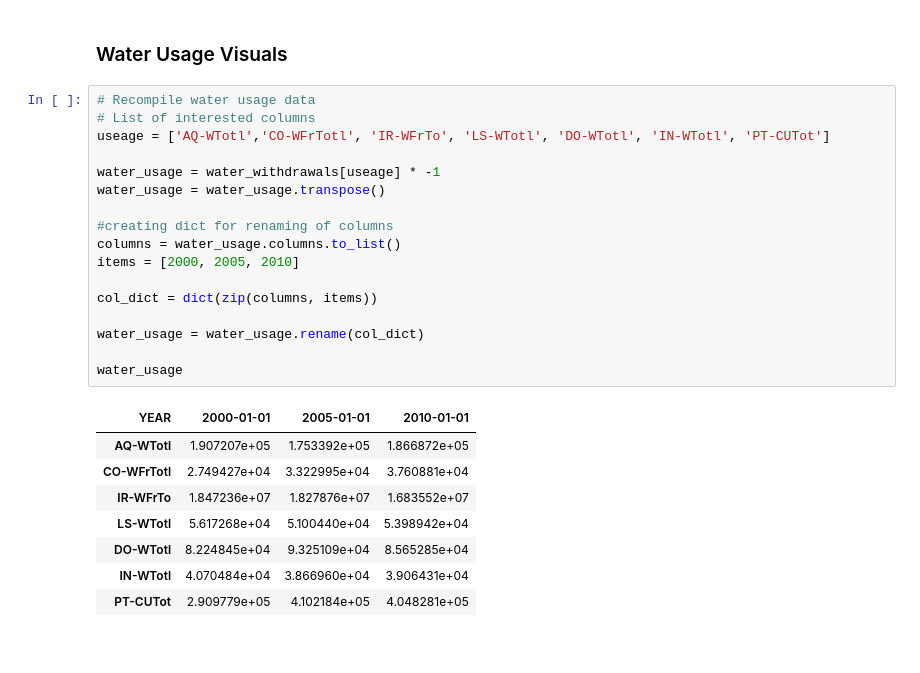
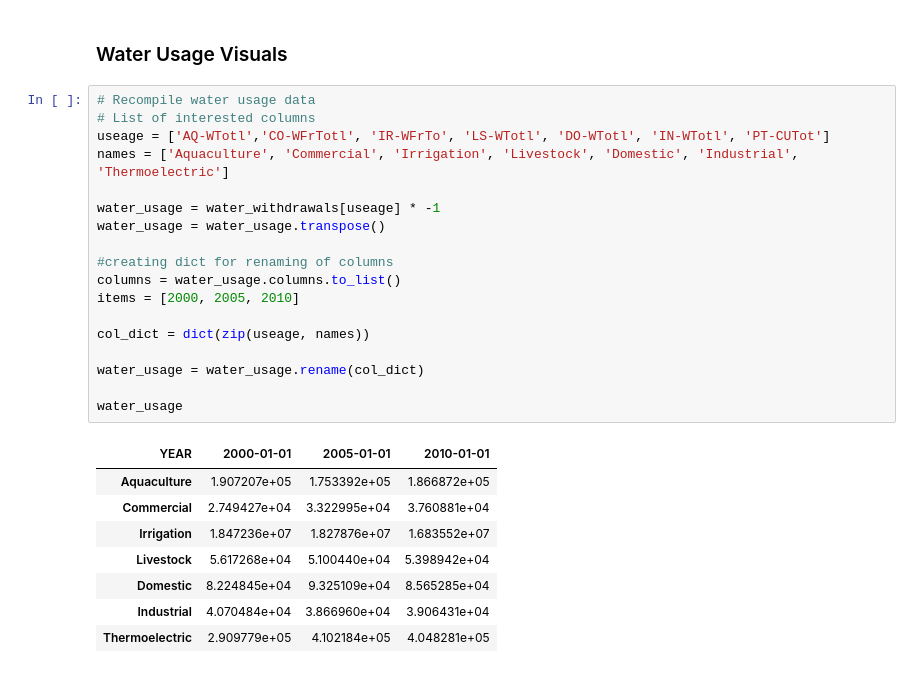
Before and after one commit to NaavSD/CO_River_Basin_SWE, a Jupyter notebook: Notebooks/Colorado_River_Water_Resources.ipynb, the cells around one changed output. Saved outputs shown, nothing was run; the diff lists cells and outputs as text.

```diff
--- a/Notebooks/Colorado_River_Water_Resources.ipynb
+++ b/Notebooks/Colorado_River_Water_Resources.ipynb
@@ -934,27 +934,28 @@ $$\text{Volume of Water Stored in CRB Dams }(dam^3)$$
 # %%
 # Recompile water usage data
 # List of interested columns
 useage = ['AQ-WTotl','CO-WFrTotl', 'IR-WFrTo', 'LS-WTotl', 'DO-WTotl', 'IN-WTotl', 'PT-CUTot']
+names = ['Aquaculture', 'Commercial', 'Irrigation', 'Livestock', 'Domestic', 'Industrial', 'Thermoelectric']
 
 water_usage = water_withdrawals[useage] * -1
 water_usage = water_usage.transpose()
 
 #creating dict for renaming of columns
 columns = water_usage.columns.to_list()
 items = [2000, 2005, 2010]
 
-col_dict = dict(zip(columns, items))
+col_dict = dict(zip(useage, names))
 
 water_usage = water_usage.rename(col_dict)
 
 water_usage
 # %% [output]
 | YEAR | 2000-01-01 | 2005-01-01 | 2010-01-01 |
-| AQ-WTotl | 1.907207e+05 | 1.753392e+05 | 1.866872e+05 |
-| CO-WFrTotl | 2.749427e+04 | 3.322995e+04 | 3.760881e+04 |
-| IR-WFrTo | 1.847236e+07 | 1.827876e+07 | 1.683552e+07 |
-| LS-WTotl | 5.617268e+04 | 5.100440e+04 | 5.398942e+04 |
-| DO-WTotl | 8.224845e+04 | 9.325109e+04 | 8.565285e+04 |
-| IN-WTotl | 4.070484e+04 | 3.866960e+04 | 3.906431e+04 |
-| PT-CUTot | 2.909779e+05 | 4.102184e+05 | 4.048281e+05 |
+| Aquaculture | 1.907207e+05 | 1.753392e+05 | 1.866872e+05 |
+| Commercial | 2.749427e+04 | 3.322995e+04 | 3.760881e+04 |
+| Irrigation | 1.847236e+07 | 1.827876e+07 | 1.683552e+07 |
+| Livestock | 5.617268e+04 | 5.100440e+04 | 5.398942e+04 |
+| Domestic | 8.224845e+04 | 9.325109e+04 | 8.565285e+04 |
+| Industrial | 4.070484e+04 | 3.866960e+04 | 3.906431e+04 |
+| Thermoelectric | 2.909779e+05 | 4.102184e+05 | 4.048281e+05 |
 # %%
```
Also changed, not shown: parts of 7 cells of this notebook.
